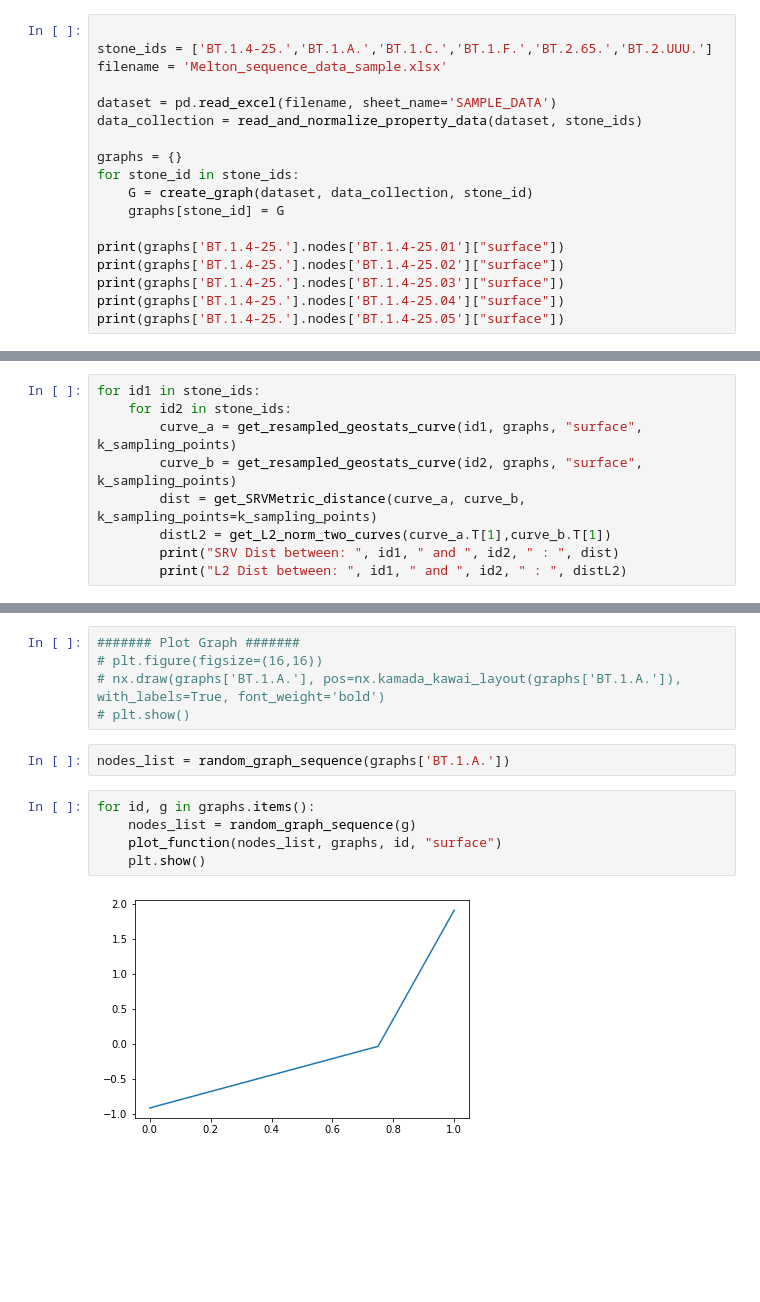
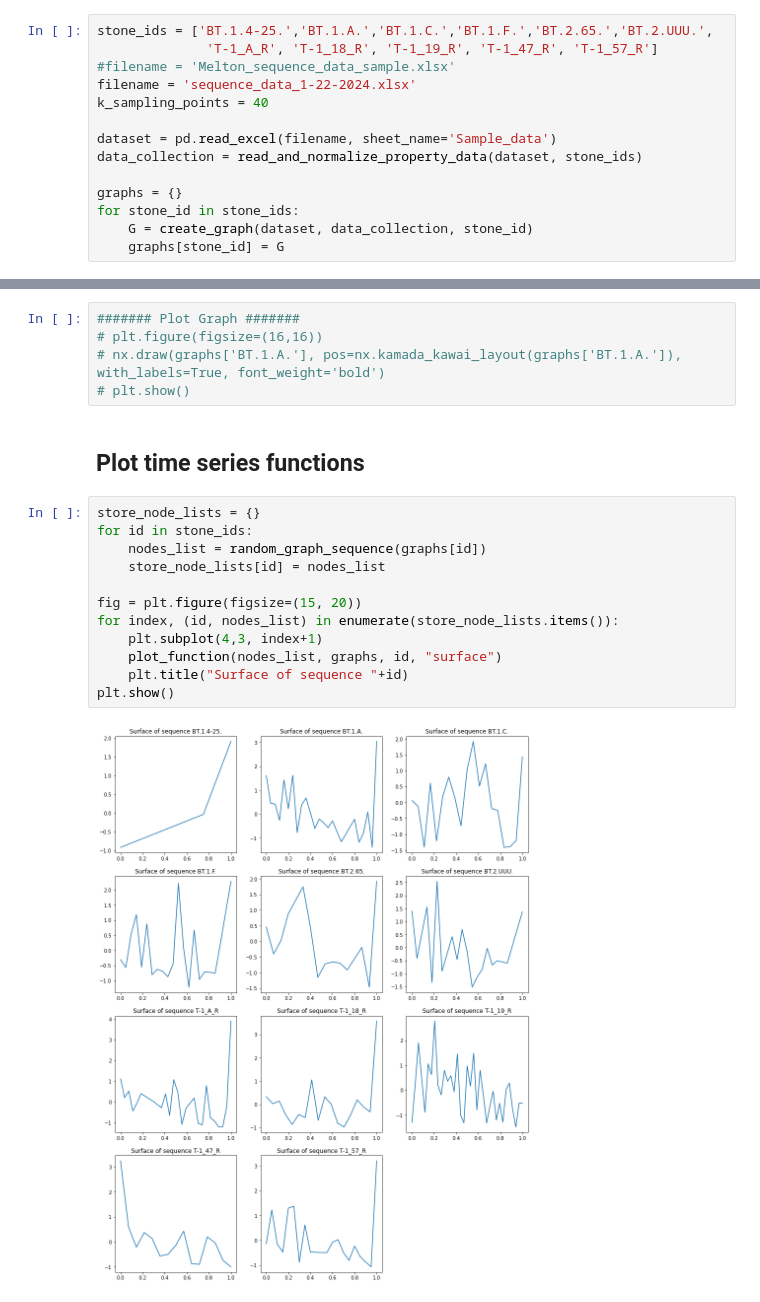
Before and after one commit to MATH-Hackathon-23-24/P2-Geometric-Learning, a Jupyter notebook: properties_and_sequence.ipynb, the cells around one changed output, grey strips where cells are left out. Saved outputs shown, nothing was run; the diff lists cells and outputs as text; blank space fills up the shorter version.

```diff
--- a/properties_and_sequence.ipynb
+++ b/properties_and_sequence.ipynb
@@ -20,18 +23,14 @@ INFO: Using numpy backend
 # %%
+stone_ids = ['BT.1.4-25.','BT.1.A.','BT.1.C.','BT.1.F.','BT.2.65.','BT.2.UUU.',
+              'T-1_A_R', 'T-1_18_R', 'T-1_19_R', 'T-1_47_R', 'T-1_57_R']
+#filename = 'Melton_sequence_data_sample.xlsx'
+filename = 'sequence_data_1-22-2024.xlsx'
+k_sampling_points = 40
 
-stone_ids = ['BT.1.4-25.','BT.1.A.','BT.1.C.','BT.1.F.','BT.2.65.','BT.2.UUU.']
-filename = 'Melton_sequence_data_sample.xlsx'
-
-dataset = pd.read_excel(filename, sheet_name='SAMPLE_DATA')
+dataset = pd.read_excel(filename, sheet_name='Sample_data')
 data_collection = read_and_normalize_property_data(dataset, stone_ids)
 
 graphs = {}
 for stone_id in stone_ids:
     G = create_graph(dataset, data_collection, stone_id)
     graphs[stone_id] = G
-
-print(graphs['BT.1.4-25.'].nodes['BT.1.4-25.01']["surface"])
-print(graphs['BT.1.4-25.'].nodes['BT.1.4-25.02']["surface"])
-print(graphs['BT.1.4-25.'].nodes['BT.1.4-25.03']["surface"])
-print(graphs['BT.1.4-25.'].nodes['BT.1.4-25.04']["surface"])
-print(graphs['BT.1.4-25.'].nodes['BT.1.4-25.05']["surface"])
@@ -52,9 +36,0 @@ def get_resampled_geostats_curve(node_id, graphs, function, k_sampling_points):
-# %%
-for id1 in stone_ids:
-    for id2 in stone_ids:
-        curve_a = get_resampled_geostats_curve(id1, graphs, "surface", k_sampling_points)
-        curve_b = get_resampled_geostats_curve(id2, graphs, "surface", k_sampling_points)
-        dist = get_SRVMetric_distance(curve_a, curve_b, k_sampling_points=k_sampling_points)
-        distL2 = get_L2_norm_two_curves(curve_a.T[1],curve_b.T[1])
-        print("SRV Dist between: ", id1, " and ", id2, " : ", dist)
-        print("L2 Dist between: ", id1, " and ", id2, " : ", distL2)
@@ -216,12 +243,19 @@ plt.show()
 # plt.figure(figsize=(16,16))
 # nx.draw(graphs['BT.1.A.'], pos=nx.kamada_kawai_layout(graphs['BT.1.A.']), with_labels=True, font_weight='bold')
 # plt.show()
-# %%
-nodes_list = random_graph_sequence(graphs['BT.1.A.'])
+# %% [markdown]
+## Plot time series functions
 # %%
-for id, g in graphs.items():
-    nodes_list = random_graph_sequence(g)
+store_node_lists = {}
+for id in stone_ids:
+    nodes_list = random_graph_sequence(graphs[id])
+    store_node_lists[id] = nodes_list
+
+fig = plt.figure(figsize=(15, 20))
+for index, (id, nodes_list) in enumerate(store_node_lists.items()):
+    plt.subplot(4,3, index+1)
     plot_function(nodes_list, graphs, id, "surface")
-    plt.show()
+    plt.title("Surface of sequence "+id)
+plt.show()
 # %% [output]
-[figure, old version]
+[figure, new version]
```
Also changed, not shown: parts of 24 cells of this notebook, 4 other files.
